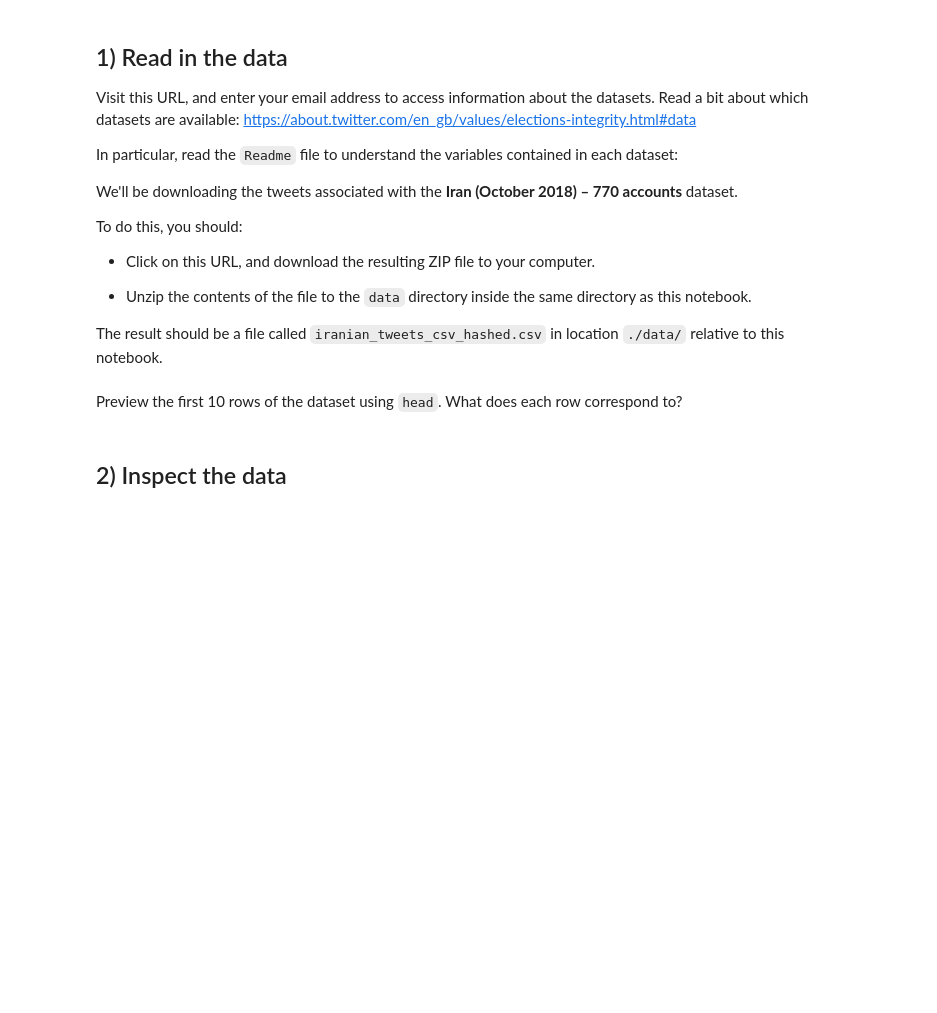
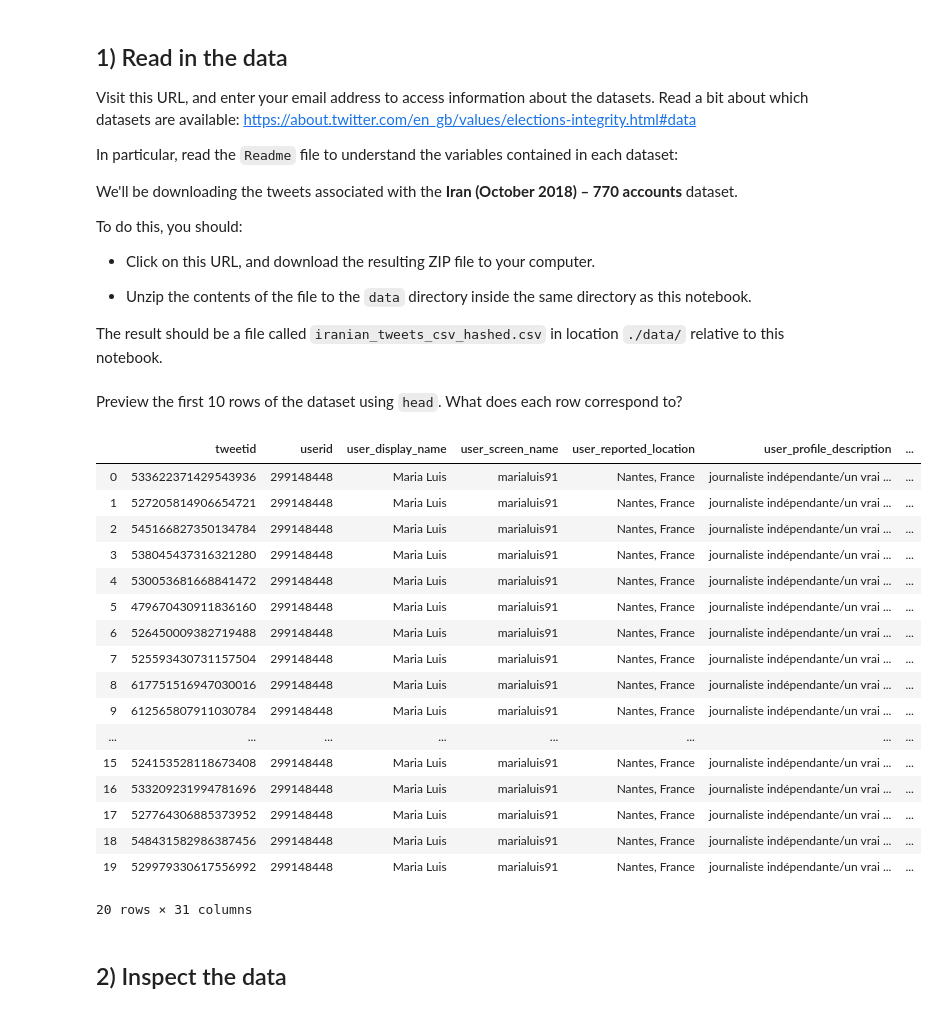
Before and after one commit to ShelyBhogal/data-science, a Jupyter notebook: 04-exploratory-data-analysis-pandas/exploratory-data-analysis_NJM.ipynb, the cells around one changed output. Saved outputs shown, nothing was run; the diff lists cells and outputs as text; code cells hidden in the pictures; blank space fills up the shorter version.

```diff
--- a/04-exploratory-data-analysis-pandas/exploratory-data-analysis_NJM.ipynb
+++ b/04-exploratory-data-analysis-pandas/exploratory-data-analysis_NJM.ipynb
@@ -449,8 +1028,31 @@ To do this, you should:
 * Unzip the contents of the file to the ``data`` directory inside the same directory as this notebook.
 
 The result should be a file called ``iranian_tweets_csv_hashed.csv`` in location ``./data/`` relative to this notebook.
+# %%
+iran_tweets_df = pd.read_csv("./data/iranian_tweets_csv_hashed.csv")
 # %% [markdown]
 Preview the first 10 rows of the dataset using ``head``. What does each row correspond to?
+# %%
+iran_tweets_df.head(20)
+# %% [output]
+|  | tweetid | userid | user_display_name | user_screen_name | user_reported_location | user_profile_description | ... |
+| 0 | 533622371429543936 | 299148448 | Maria Luis | marialuis91 | Nantes, France | journaliste indépendante/un vrai ... | ... |
+| 1 | 527205814906654721 | 299148448 | Maria Luis | marialuis91 | Nantes, France | journaliste indépendante/un vrai ... | ... |
+| 2 | 545166827350134784 | 299148448 | Maria Luis | marialuis91 | Nantes, France | journaliste indépendante/un vrai ... | ... |
+| 3 | 538045437316321280 | 299148448 | Maria Luis | marialuis91 | Nantes, France | journaliste indépendante/un vrai ... | ... |
+| 4 | 530053681668841472 | 299148448 | Maria Luis | marialuis91 | Nantes, France | journaliste indépendante/un vrai ... | ... |
+| 5 | 479670430911836160 | 299148448 | Maria Luis | marialuis91 | Nantes, France | journaliste indépendante/un vrai ... | ... |
+| 6 | 526450009382719488 | 299148448 | Maria Luis | marialuis91 | Nantes, France | journaliste indépendante/un vrai ... | ... |
+| 7 | 525593430731157504 | 299148448 | Maria Luis | marialuis91 | Nantes, France | journaliste indépendante/un vrai ... | ... |
+| 8 | 617751516947030016 | 299148448 | Maria Luis | marialuis91 | Nantes, France | journaliste indépendante/un vrai ... | ... |
+| 9 | 612565807911030784 | 299148448 | Maria Luis | marialuis91 | Nantes, France | journaliste indépendante/un vrai ... | ... |
+| ... | ... | ... | ... | ... | ... | ... | ... |
+| 15 | 524153528118673408 | 299148448 | Maria Luis | marialuis91 | Nantes, France | journaliste indépendante/un vrai ... | ... |
+| 16 | 533209231994781696 | 299148448 | Maria Luis | marialuis91 | Nantes, France | journaliste indépendante/un vrai ... | ... |
+| 17 | 527764306885373952 | 299148448 | Maria Luis | marialuis91 | Nantes, France | journaliste indépendante/un vrai ... | ... |
+| 18 | 548431582986387456 | 299148448 | Maria Luis | marialuis91 | Nantes, France | journaliste indépendante/un vrai ... | ... |
+| 19 | 529979330617556992 | 299148448 | Maria Luis | marialuis91 | Nantes, France | journaliste indépendante/un vrai ... | ... |
+20 rows × 31 columns
 # %% [markdown]
 ## 2) Inspect the data
 # %% [markdown]
```
Also changed, not shown: parts of 84 cells of this notebook, 1 other file.
